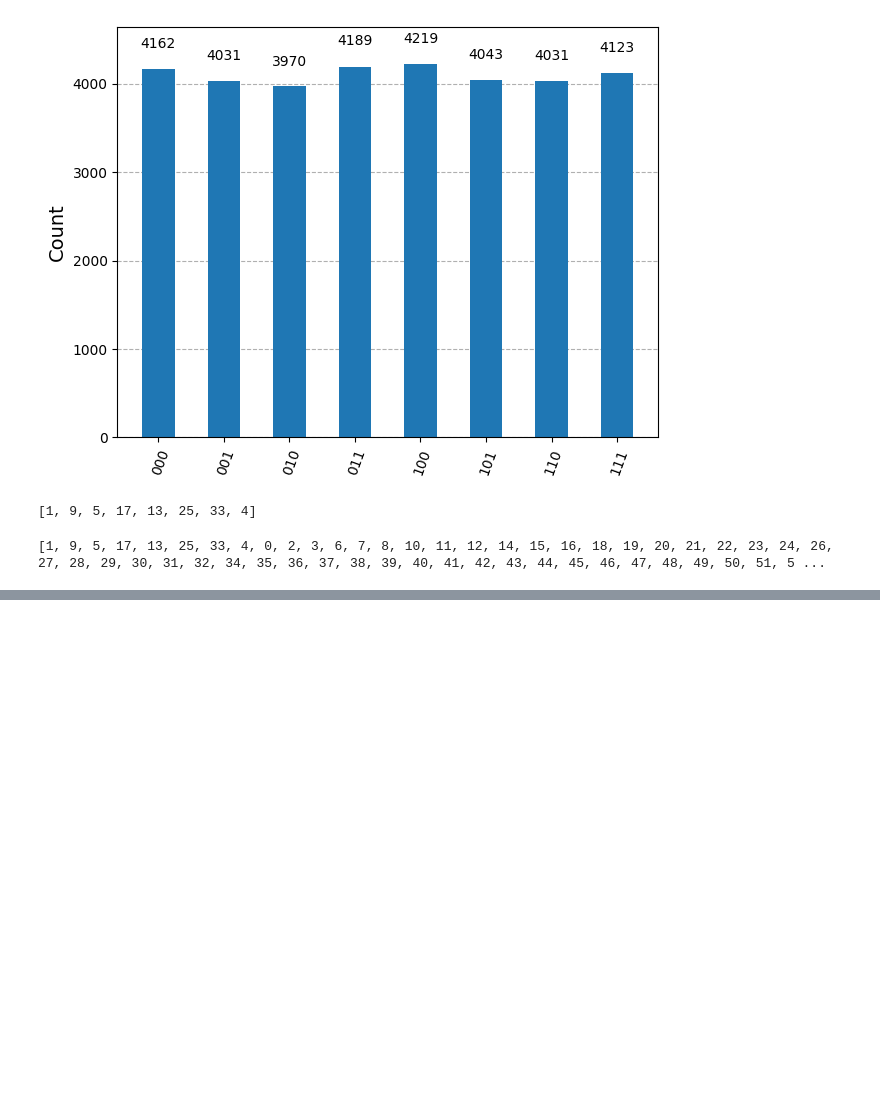
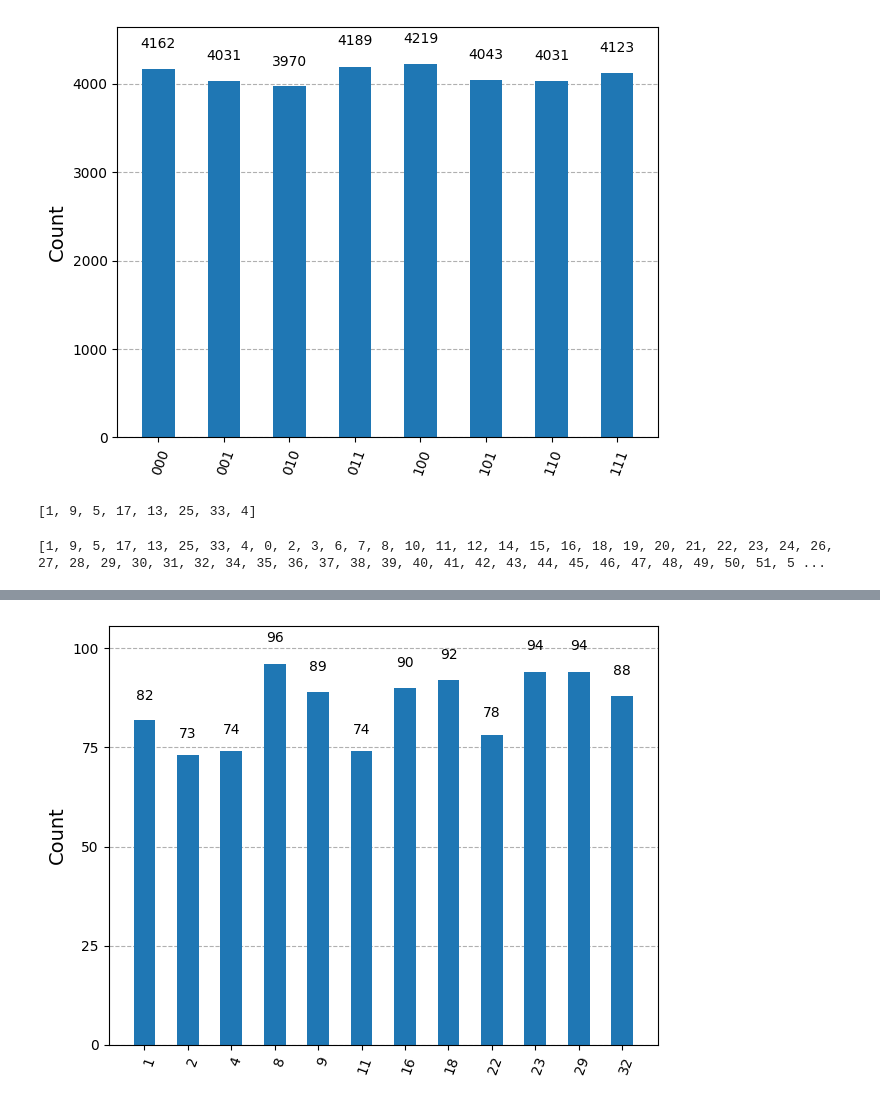
Before and after one commit to Flirm/quantum-circuits-implementation, a Jupyter notebook: implementations/windowed_arithmetic/notebooks/table_lookup.ipynb, the cells around one changed output, grey strips where cells are left out. Drawn from its saved outputs; the diff is of its cells as text; code cells hidden in the pictures; blank space fills up the shorter version.

```diff
--- a/implementations/windowed_arithmetic/notebooks/table_lookup.ipynb
+++ b/implementations/windowed_arithmetic/notebooks/table_lookup.ipynb
@@ -2332,0 +2331,14 @@ qc_test_hypercube.draw("mpl")
+# %%
+backend1 = AerSimulator()
+qc1 = transpile(qc_test_hypercube, backend=backend1)
+
+from qiskit_ibm_runtime import SamplerV2 as Sampler
+
+sampler = Sampler(backend1)
+job = sampler.run([qc1], shots=1024)
+
+counts = job.result()[0].data.r.get_int_counts()
+# %%
+plot_histogram(counts)
+# %% [output]
+[figure, added]
```
Also changed, not shown: parts of 4 cells of this notebook, 1 other file.
